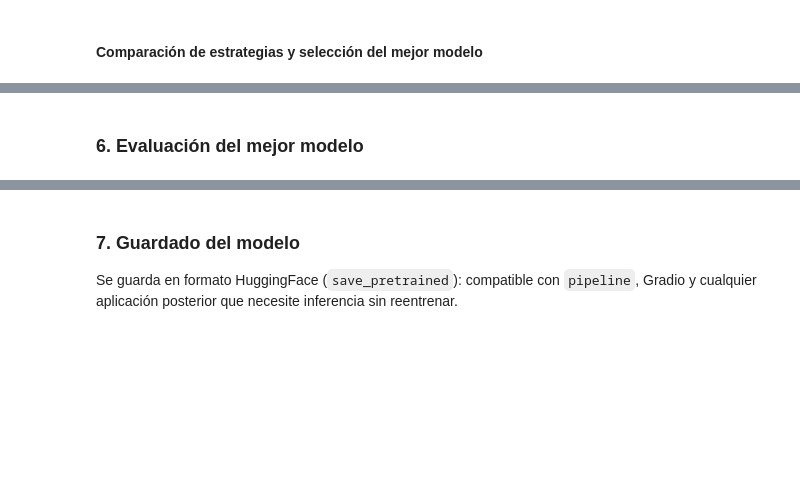
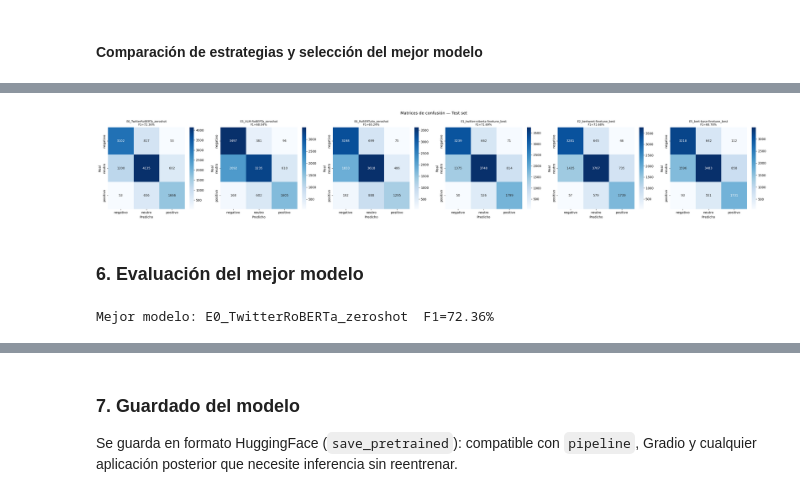
Before and after one commit to jimenami/TFM, a Jupyter notebook: notebooks/02_sentiment_tweeteval.ipynb, the cells around one changed output, grey strips where cells are left out. Saved outputs shown, nothing was run; the diff lists cells and outputs as text; code cells hidden in the pictures; blank space fills up the shorter version.

```diff
--- a/notebooks/02_sentiment_tweeteval.ipynb
+++ b/notebooks/02_sentiment_tweeteval.ipynb
@@ -776,22 +915,30 @@ plt.show()
 # %%
 fig, axes = plt.subplots(1, len(all_results), figsize=(5 * len(all_results), 5))
 if len(all_results) == 1:
     axes = [axes]
 
 for ax, (key, r) in zip(axes, all_results.items()):
     cm = confusion_matrix(r['y_true'], r['y_pred'])
     sns.heatmap(cm, annot=True, fmt='d', cmap='Blues', ax=ax,
                 xticklabels=label_names, yticklabels=label_names)
     ax.set_title(f'{r["strategy"]}\nF1={r["f1_macro"]*100:.2f}%', fontsize=9)
     ax.set_ylabel('Real')
     ax.set_xlabel('Predicho')
 
 plt.suptitle('Matrices de confusión — Test set', fontsize=13)
 plt.tight_layout()
+os.makedirs('figures', exist_ok=True)
 plt.savefig('figures/confusion_matrices.png', bbox_inches='tight', dpi=120)
 plt.show()
+# %% [output]
+[figure, added]
 # %% [markdown]
 ### 6. Evaluación del mejor modelo
+# %%
+best = max(all_results.values(), key=lambda r: r['f1_macro'])
+print(f'Mejor modelo: {best["strategy"]}  F1={best["f1_macro"]*100:.2f}%')
+# %% [output]
+Mejor modelo: E0_TwitterRoBERTa_zeroshot  F1=72.36%
 # %%
 val_results = best['trainer'].evaluate(best['trainer'].eval_dataset)
 print(f'Resultados validación — {best["strategy"]}:')
```
Also changed, not shown: parts of 42 cells of this notebook, 13 other files.
